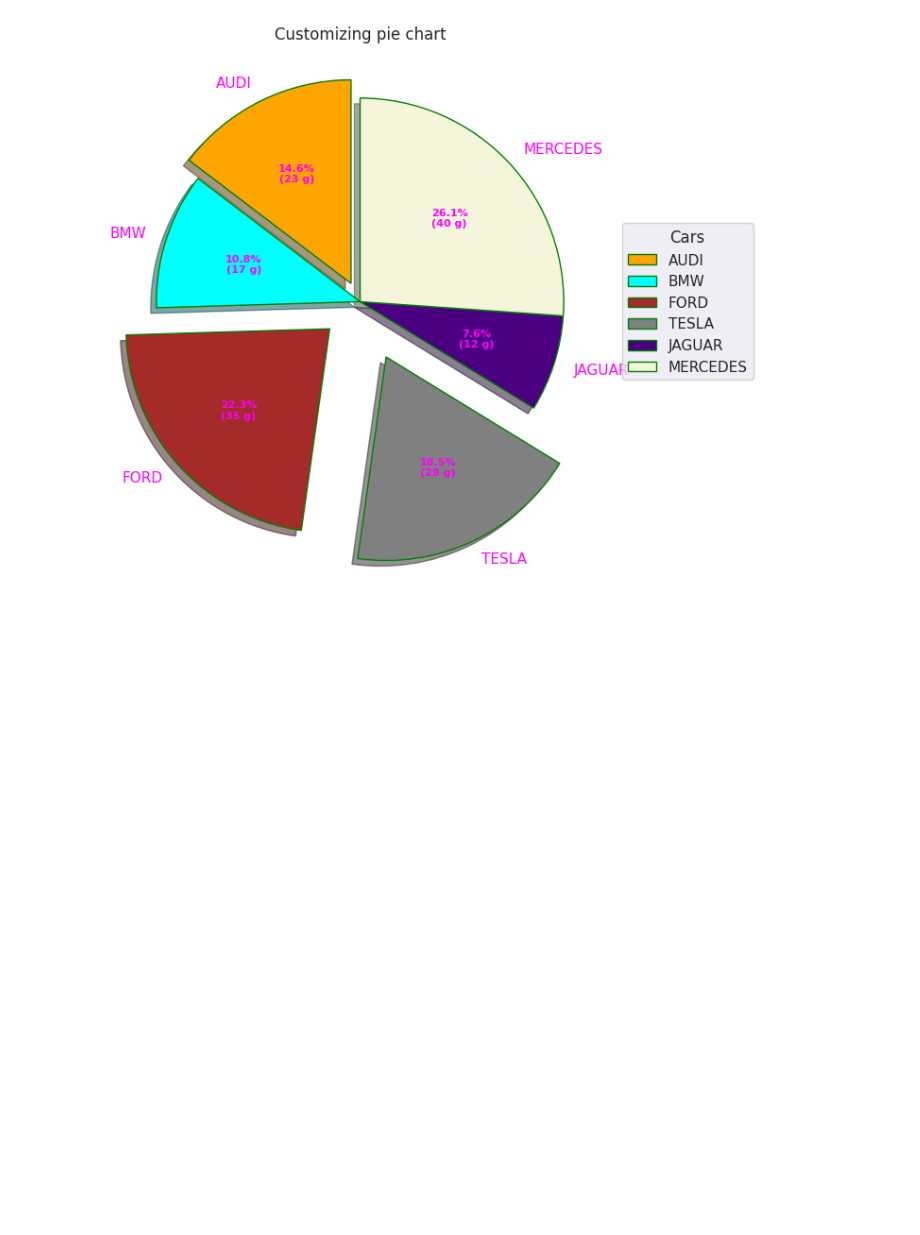
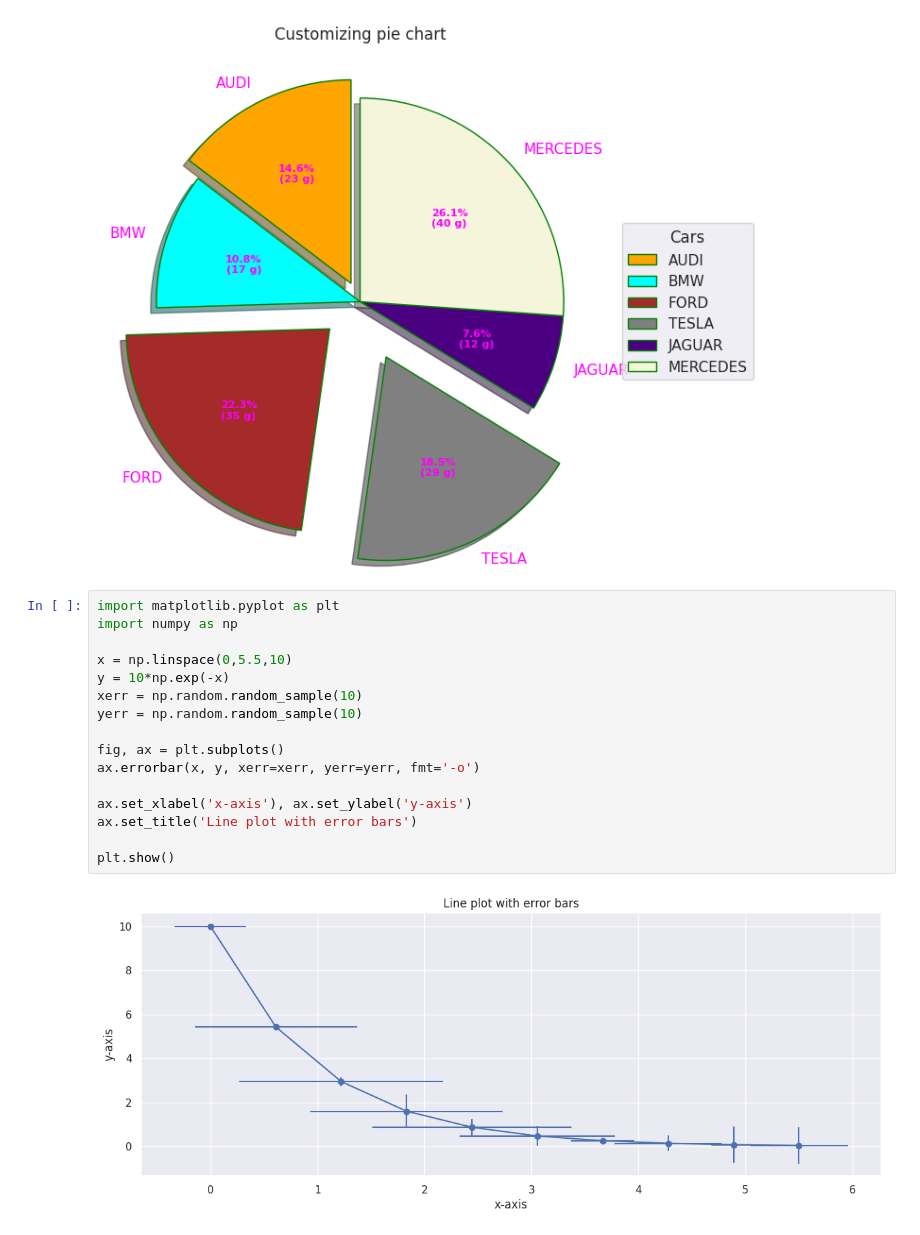
Before and after one commit to MuhammadjonArabov/Python-For-Data-Analytics, a Jupyter notebook: Matplotlib_and_Seaborn.ipynb, the cells around one changed output. Saved outputs shown, nothing was run; the diff lists cells and outputs as text; blank space fills up the shorter version.

```diff
--- a/Matplotlib_and_Seaborn.ipynb
+++ b/Matplotlib_and_Seaborn.ipynb
@@ -131,3 +131,21 @@ ax.set_title("Customizing pie chart")
 plt.show()
 # %% [output]
 [figure]
+# %%
+import matplotlib.pyplot as plt
+import numpy as np
+
+x = np.linspace(0,5.5,10)
+y = 10*np.exp(-x)
+xerr = np.random.random_sample(10)
+yerr = np.random.random_sample(10)
+
+fig, ax = plt.subplots()
+ax.errorbar(x, y, xerr=xerr, yerr=yerr, fmt='-o')
+
+ax.set_xlabel('x-axis'), ax.set_ylabel('y-axis')
+ax.set_title('Line plot with error bars')
+
+plt.show()
+# %% [output]
+[figure, added]
```
